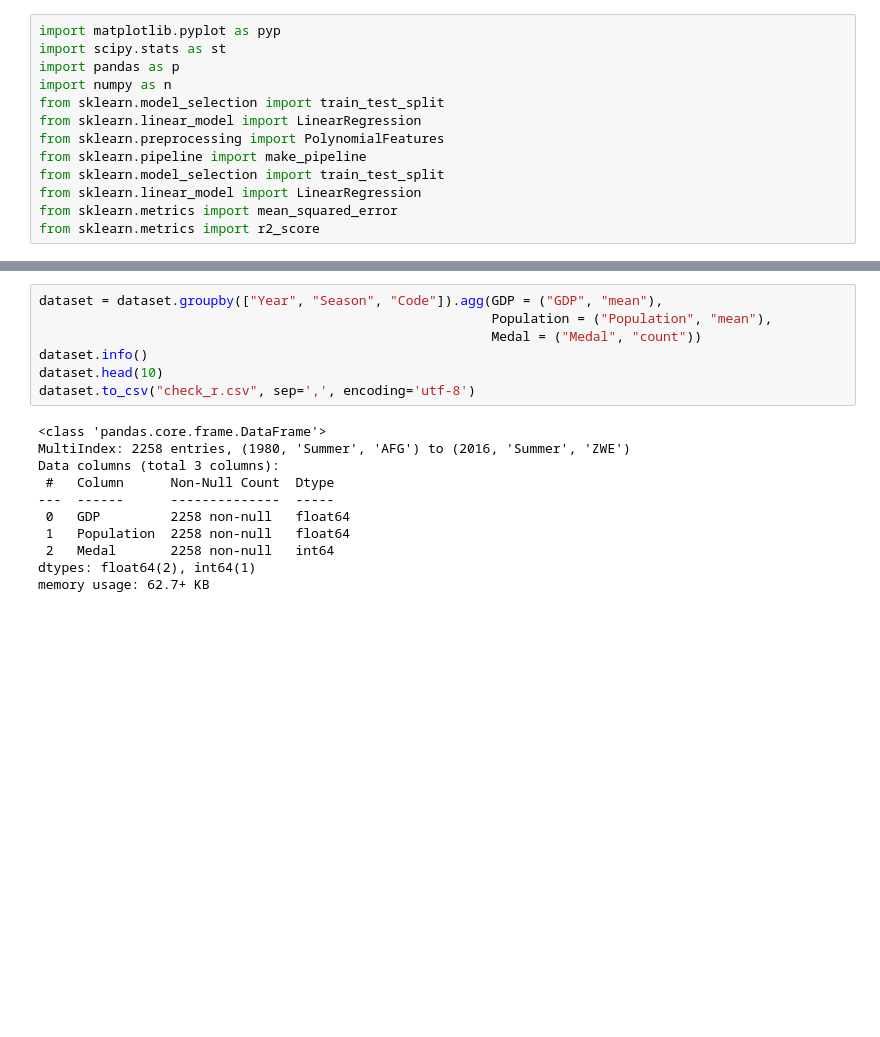
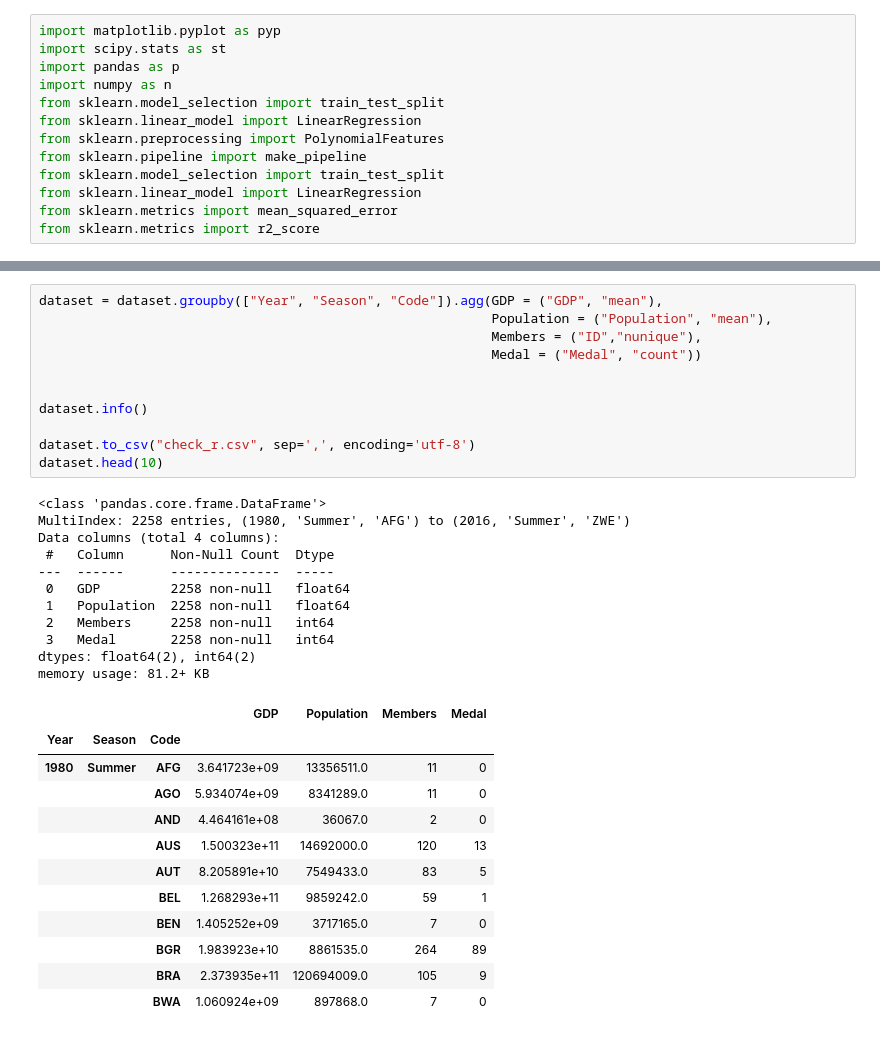
Before and after one commit to ErnestoFolting/courseWorkOlympicAnalysis, a Jupyter notebook: regression.ipynb, the cells around one changed output, grey strips where cells are left out. Cells and saved outputs as stored; diff of their text form; blank space fills up the shorter version.

```diff
--- a/regression.ipynb
+++ b/regression.ipynb
@@ -78,21 +79,38 @@ memory usage: 4.8+ MB
 # %%
 dataset = dataset.groupby(["Year", "Season", "Code"]).agg(GDP = ("GDP", "mean"),
                                                           Population = ("Population", "mean"),
+                                                          Members = ("ID","nunique"),
                                                           Medal = ("Medal", "count"))
+
+
 dataset.info()
+
+dataset.to_csv("check_r.csv", sep=',', encoding='utf-8')
 dataset.head(10)
-dataset.to_csv("check_r.csv", sep=',', encoding='utf-8')
 # %% [output]
 <class 'pandas.core.frame.DataFrame'>
 MultiIndex: 2258 entries, (1980, 'Summer', 'AFG') to (2016, 'Summer', 'ZWE')
-Data columns (total 3 columns):
+Data columns (total 4 columns):
  #   Column      Non-Null Count  Dtype
 ---  ------      --------------  -----
  0   GDP         2258 non-null   float64
  1   Population  2258 non-null   float64
- 2   Medal       2258 non-null   int64
-dtypes: float64(2), int64(1)
-memory usage: 62.7+ KB
+ 2   Members     2258 non-null   int64
+ 3   Medal       2258 non-null   int64
+dtypes: float64(2), int64(2)
+memory usage: 81.2+ KB
+|  |  |  | GDP | Population | Members | Medal |
+| Year | Season | Code |  |  |  |  |
+| 1980 | Summer | AFG | 3.641723e+09 | 13356511.0 | 11 | 0 |
+|  |  | AGO | 5.934074e+09 | 8341289.0 | 11 | 0 |
+|  |  | AND | 4.464161e+08 | 36067.0 | 2 | 0 |
+|  |  | AUS | 1.500323e+11 | 14692000.0 | 120 | 13 |
+|  |  | AUT | 8.205891e+10 | 7549433.0 | 83 | 5 |
+|  |  | BEL | 1.268293e+11 | 9859242.0 | 59 | 1 |
+|  |  | BEN | 1.405252e+09 | 3717165.0 | 7 | 0 |
+|  |  | BGR | 1.983923e+10 | 8861535.0 | 264 | 89 |
+|  |  | BRA | 2.373935e+11 | 120694009.0 | 105 | 9 |
+|  |  | BWA | 1.060924e+09 | 897868.0 | 7 | 0 |
 # %%
 def kolm_smirn_check(dFrame, column):
     ks_statistic, p_value = st.kstest(dFrame[column], 'norm')
```
Also changed, not shown: parts of 10 cells of this notebook, 1 other file.
